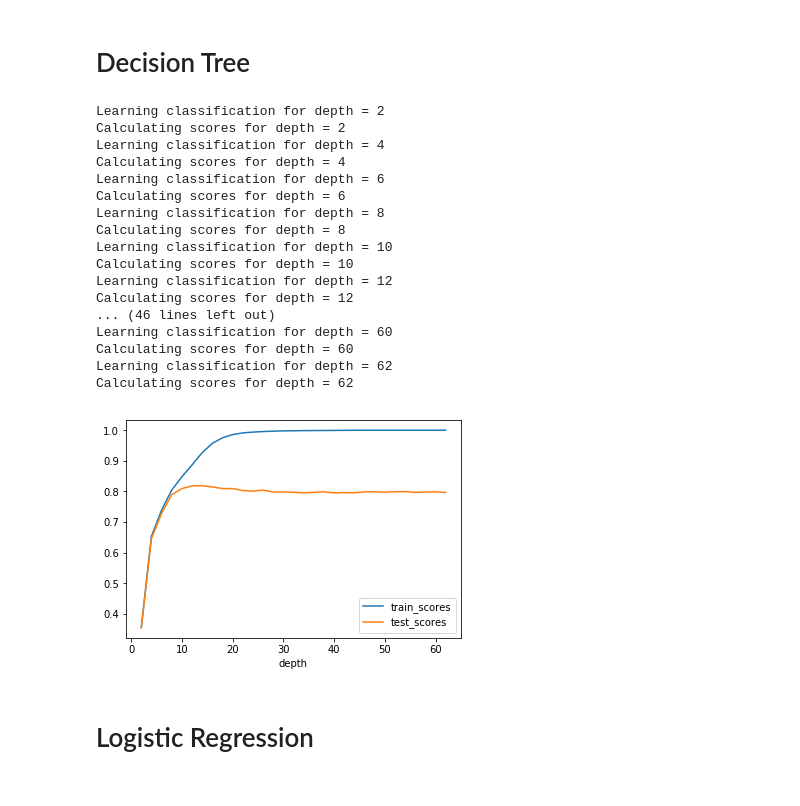
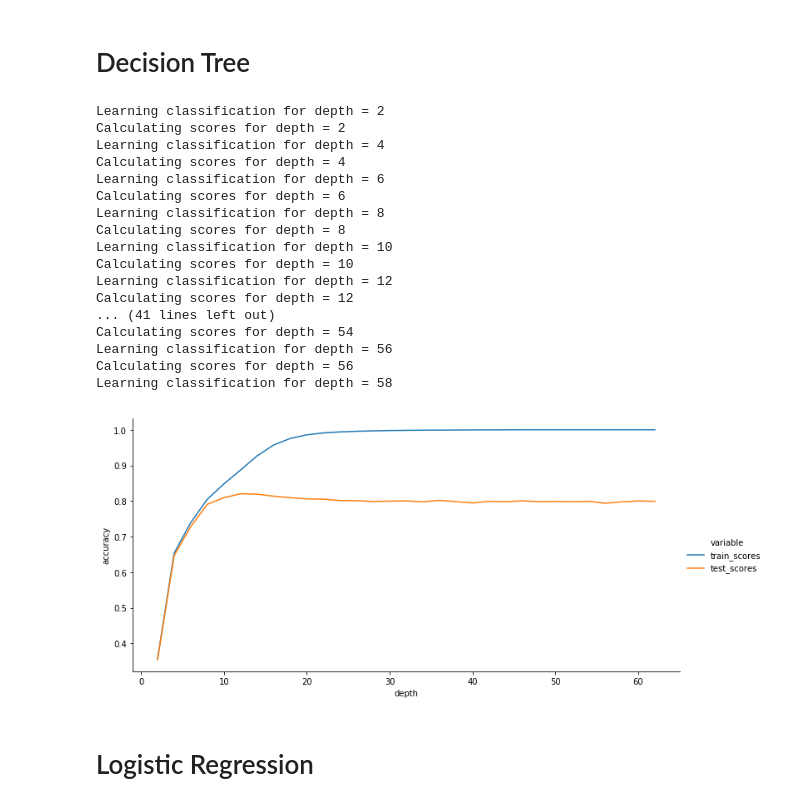
Before and after one commit to piyushnarang/ml-notebooks, a Jupyter notebook: kaggle/fashion-mnist/Fashion MNIST.ipynb, the cells around one changed output. Drawn from its saved outputs; the diff is of its cells as text; code cells hidden in the pictures.

```diff
--- a/kaggle/fashion-mnist/Fashion MNIST.ipynb
+++ b/kaggle/fashion-mnist/Fashion MNIST.ipynb
@@ -94,6 +103,8 @@ def plot(param_name, param_values, train_scores, test_scores):
     my_dict['train_scores'] = train_scores
     my_dict['test_scores'] = test_scores
     df = pd.DataFrame(my_dict)
-    df.plot.line(x=param_name)
-
-plot("n_neighbors", neighbors, train_scores, test_scores)
+    g = sns.relplot(x=param_name, y = 'value', hue="variable",
+            kind="line", aspect=2.0,
+            data=df.melt(id_vars=[param_name]))
+    g.fig.get_axes()[0].set_ylabel('accuracy')
+    plt.show()
@@ -100,15 +127,15 @@ plot("n_neighbors", neighbors, train_scores, test_scores)
 # %% [markdown]
 # Decision Tree
 # %%
-train_scores = []
-test_scores = []
+dt_train_scores = []
+dt_test_scores = []
 depths = range(2, 64, 2)
 for depth in depths:
     print ("Learning classification for depth = {}".format(depth))
     dt = DecisionTreeClassifier(max_depth = depth)
     dt.fit(X_train, Y_train)
     print ("Calculating scores for depth = {}".format(depth))
-    eval_classifier(dt, X_train, Y_train, X_test, Y_test, train_scores, test_scores)
+    eval_classifier(dt, X_train, Y_train, X_test, Y_test, dt_train_scores, dt_test_scores)
 # %% [output]
 Learning classification for depth = 2
 Calculating scores for depth = 2
@@ -122,15 +149,15 @@ Learning classification for depth = 10
 Calculating scores for depth = 10
 Learning classification for depth = 12
 Calculating scores for depth = 12
-... (46 lines left out)
-Learning classification for depth = 60
-Calculating scores for depth = 60
-Learning classification for depth = 62
-Calculating scores for depth = 62
+... (41 lines left out)
+Calculating scores for depth = 54
+Learning classification for depth = 56
+Calculating scores for depth = 56
+Learning classification for depth = 58
 # %%
-plot("depth", depths, train_scores, test_scores)
+plot("depth", depths, dt_train_scores, dt_test_scores)
 # %% [output]
-[figure, old version]
+[figure, new version]
 # %% [markdown]
 # Logistic Regression
 # %%
```
Also changed, not shown: parts of 31 cells of this notebook.
